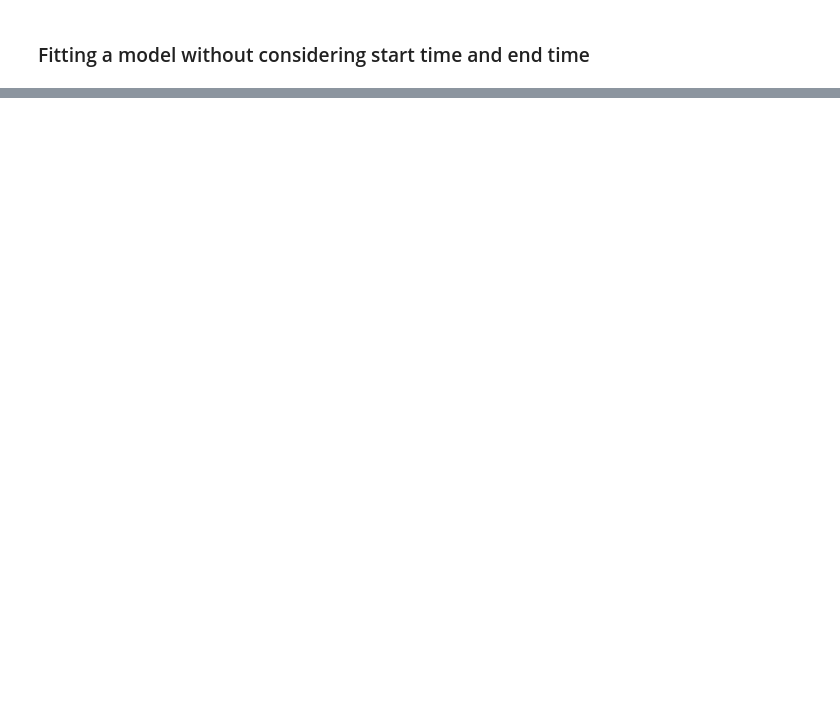
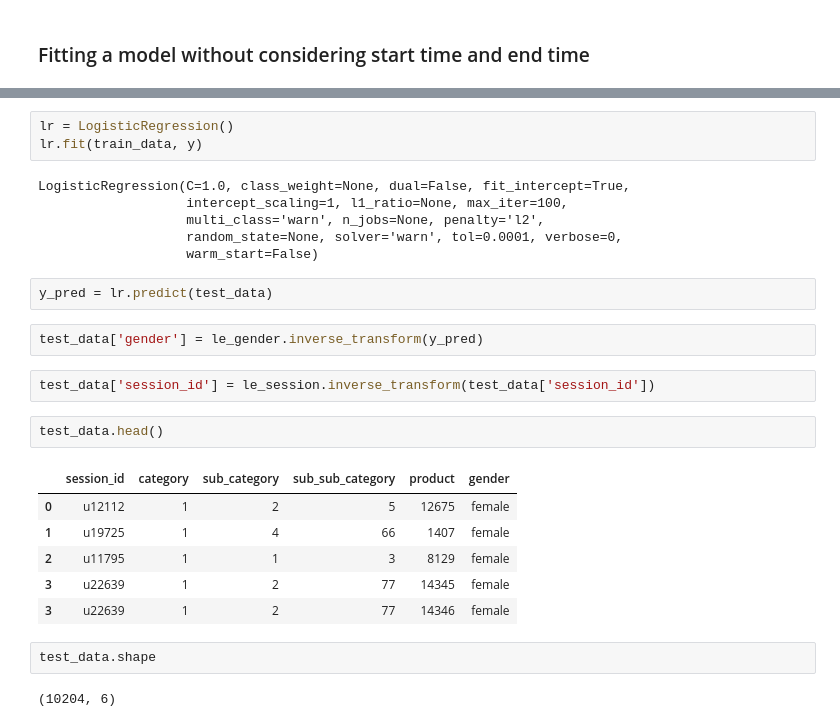
Before and after one commit to Sufi737/ecommerce-hackathon, a Jupyter notebook: code.ipynb, the cells around one changed output, grey strips where cells are left out. Cells and saved outputs as stored; diff of their text form; blank space fills up the shorter version.

```diff
--- a/code.ipynb
+++ b/code.ipynb
@@ -122,0 +200,28 @@ model_data.head()
+# %%
+lr = LogisticRegression()
+lr.fit(train_data, y)
+# %% [output]
+LogisticRegression(C=1.0, class_weight=None, dual=False, fit_intercept=True,
+                   intercept_scaling=1, l1_ratio=None, max_iter=100,
+                   multi_class='warn', n_jobs=None, penalty='l2',
+                   random_state=None, solver='warn', tol=0.0001, verbose=0,
+                   warm_start=False)
+# %%
+y_pred = lr.predict(test_data)
+# %%
+test_data['gender'] = le_gender.inverse_transform(y_pred)
+# %%
+test_data['session_id'] = le_session.inverse_transform(test_data['session_id'])
+# %%
+test_data.head()
+# %% [output]
+|  | session_id | category | sub_category | sub_sub_category | product | gender |
+| 0 | u12112 | 1 | 2 | 5 | 12675 | female |
+| 1 | u19725 | 1 | 4 | 66 | 1407 | female |
+| 2 | u11795 | 1 | 1 | 3 | 8129 | female |
+| 3 | u22639 | 1 | 2 | 77 | 14345 | female |
+| 3 | u22639 | 1 | 2 | 77 | 14346 | female |
+# %%
+test_data.shape
+# %% [output]
+(10204, 6)
```
Also changed, not shown: parts of 27 cells of this notebook, 2 other files.
